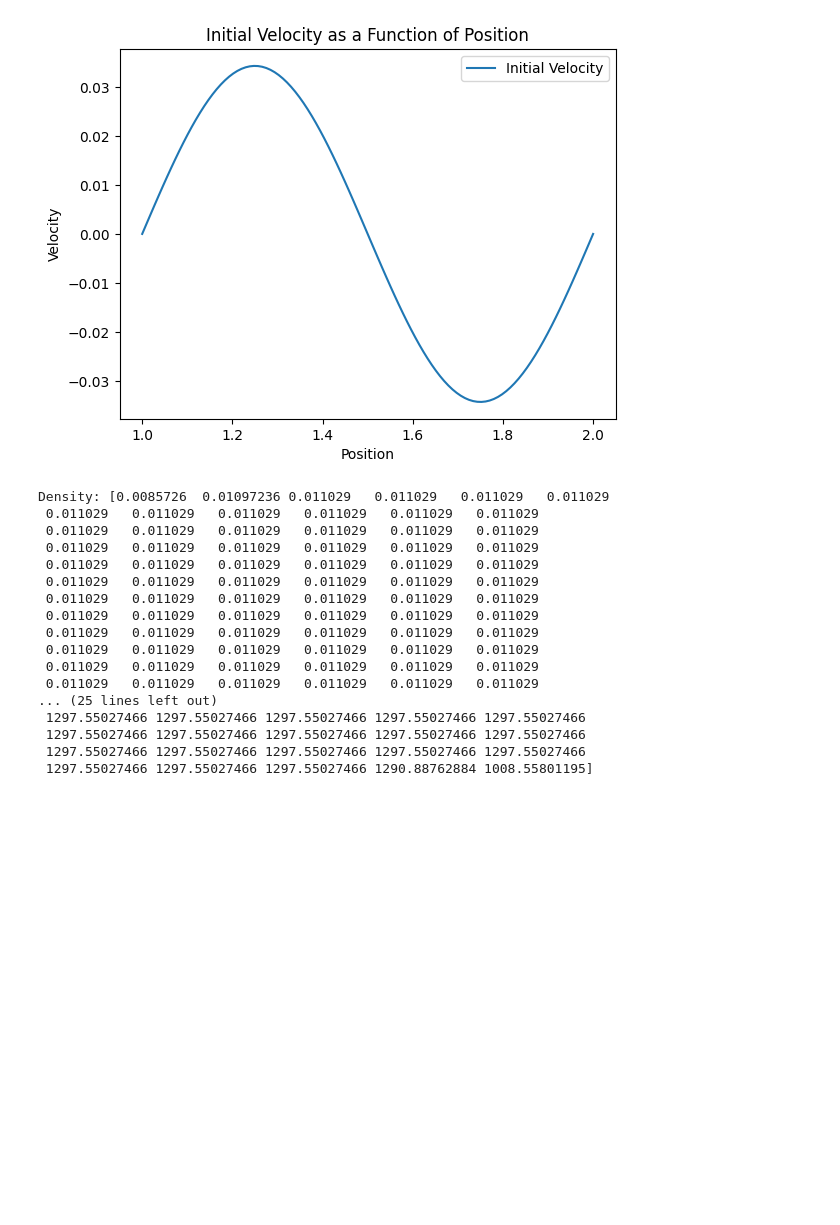
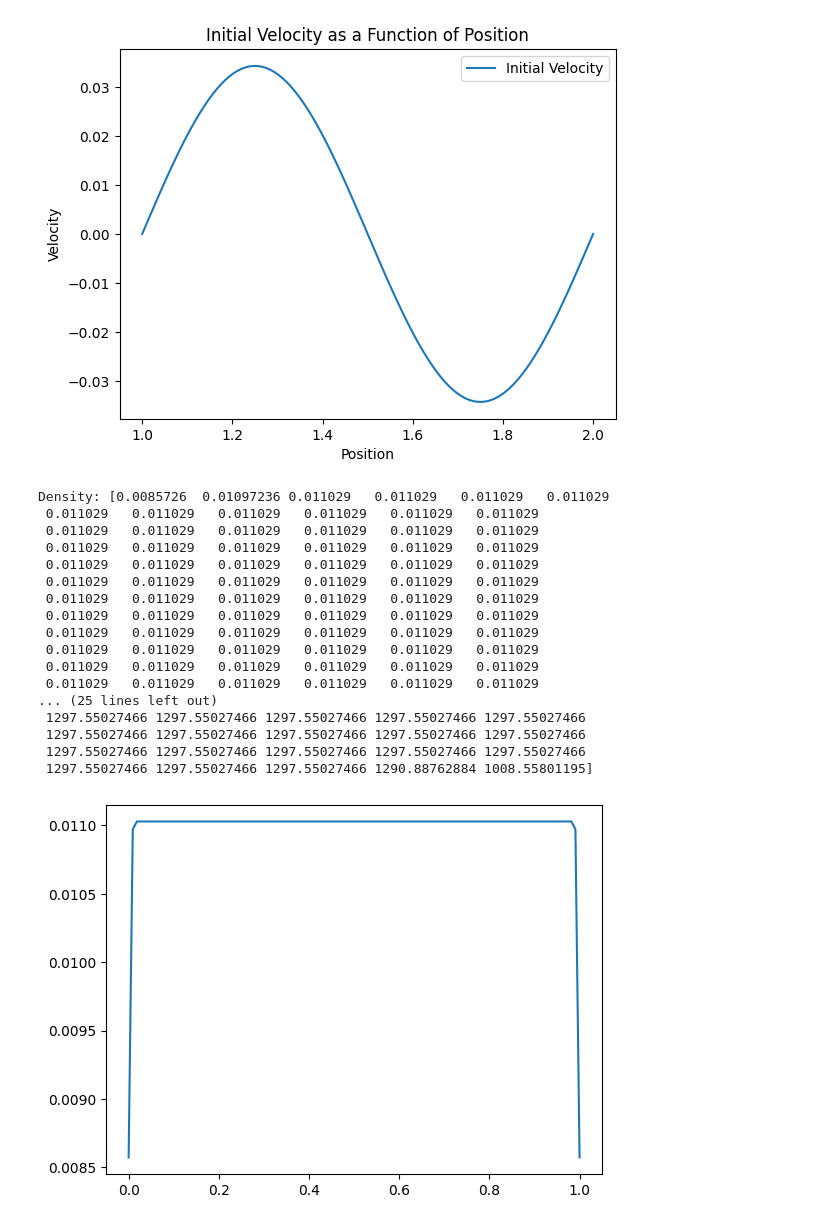
Before and after one commit to pratishthar-astro/1Dsph, a Jupyter notebook: test_sph_segre.ipynb, the cells around one changed output. Saved outputs shown, nothing was run; the diff lists cells and outputs as text; code cells hidden in the pictures; blank space fills up the shorter version.

```diff
--- a/test_sph_segre.ipynb
+++ b/test_sph_segre.ipynb
@@ -38,30 +38,33 @@ def main():
 
     particles.pressure = equation_of_state(particles.density, sound_speed=343.0)
     particles.internal_energy = np.zeros_like(particles.position)
 
     output_particles(particles, output_filename)
 
     print("Density:", particles.density)
     print("Pressure:", particles.pressure)
 
+    plt.plot(particles.position, particles.density, label='Density')
+
 if __name__ == "__main__":
     main()
 # %% [output]
 [figure]
 Density: [0.0085726  0.01097236 0.011029   0.011029   0.011029   0.011029
  0.011029   0.011029   0.011029   0.011029   0.011029   0.011029
  0.011029   0.011029   0.011029   0.011029   0.011029   0.011029
  0.011029   0.011029   0.011029   0.011029   0.011029   0.011029
  0.011029   0.011029   0.011029   0.011029   0.011029   0.011029
  0.011029   0.011029   0.011029   0.011029   0.011029   0.011029
  0.011029   0.011029   0.011029   0.011029   0.011029   0.011029
  0.011029   0.011029   0.011029   0.011029   0.011029   0.011029
  0.011029   0.011029   0.011029   0.011029   0.011029   0.011029
  0.011029   0.011029   0.011029   0.011029   0.011029   0.011029
  0.011029   0.011029   0.011029   0.011029   0.011029   0.011029
  0.011029   0.011029   0.011029   0.011029   0.011029   0.011029
 ... (25 lines left out)
  1297.55027466 1297.55027466 1297.55027466 1297.55027466 1297.55027466
  1297.55027466 1297.55027466 1297.55027466 1297.55027466 1297.55027466
  1297.55027466 1297.55027466 1297.55027466 1297.55027466 1297.55027466
  1297.55027466 1297.55027466 1297.55027466 1290.88762884 1008.55801195]
+[figure, added]
```
Also changed, not shown: parts of 1 cell of this notebook, 5 other files.
